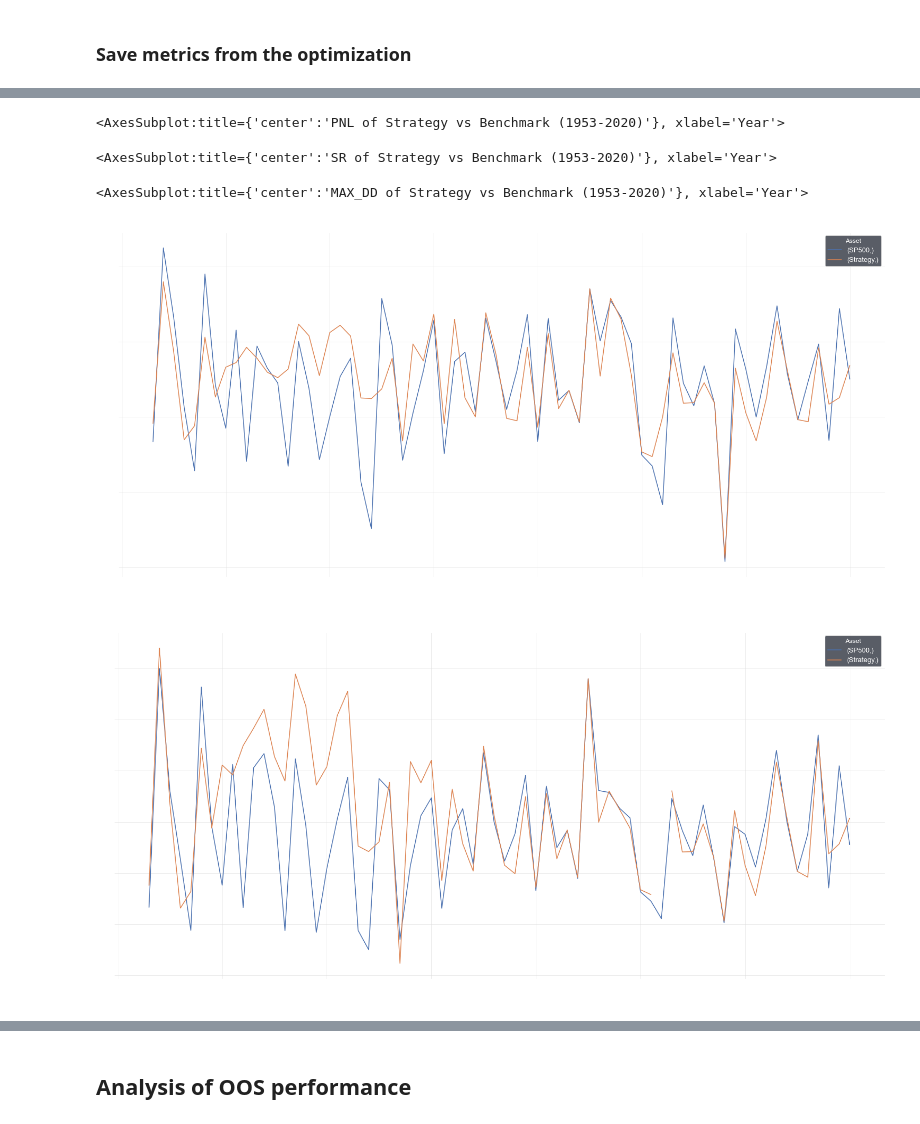
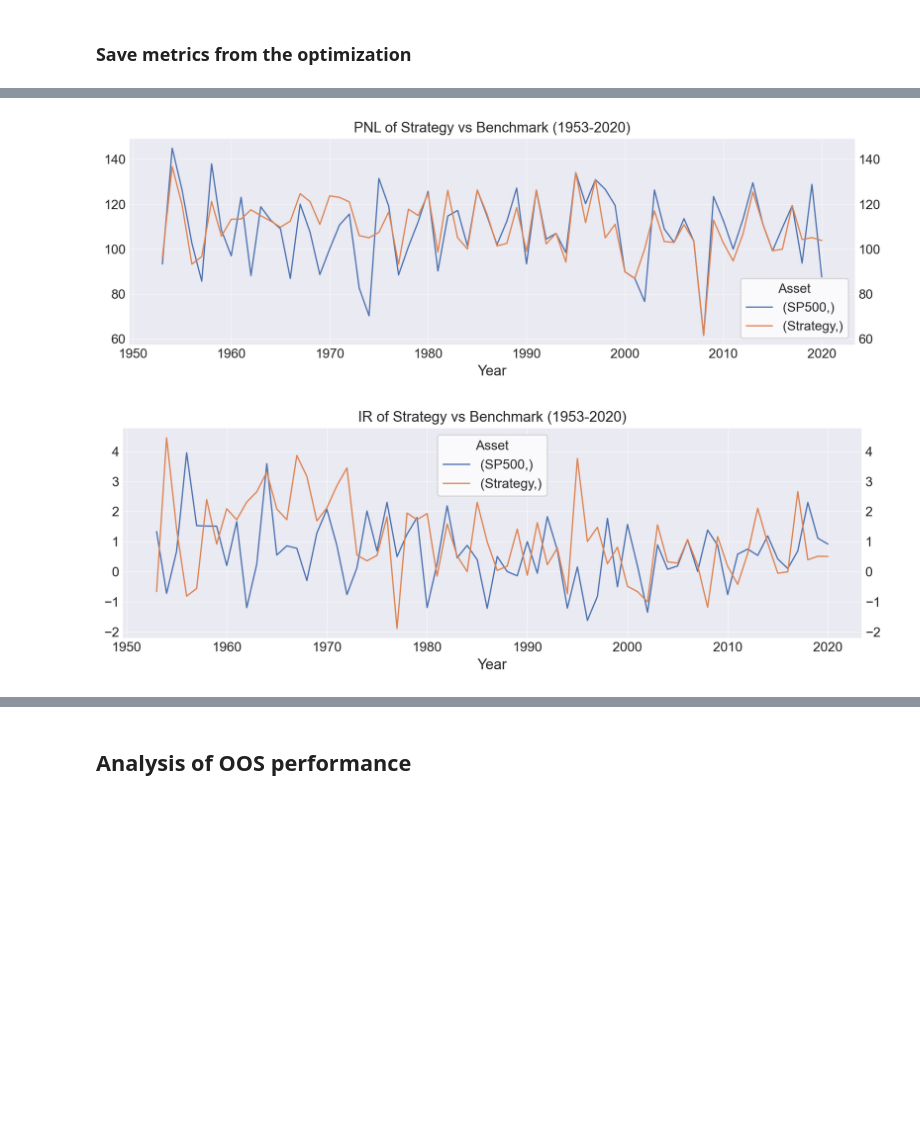
Before and after one commit to scastellanog/Walk-forward-optimization, a Jupyter notebook: Walk-Forward/WF-MA_Crossover.ipynb, the cells around one changed output, grey strips where cells are left out. Saved outputs shown, nothing was run; the diff lists cells and outputs as text; code cells hidden in the pictures; blank space fills up the shorter version.

Commit message:
Walk-Forward updated
Performance metrics still need to be updated

```diff
--- a/Walk-Forward/WF-MA_Crossover.ipynb
+++ b/Walk-Forward/WF-MA_Crossover.ipynb
@@ -53,14 +25,16 @@ commision = 0.000111538462 # 0.001 = 0.1% of the daily return
 # %% [markdown]
 ## Download data from SP500
 # %%
+%run Functions.ipynb
+
 #data = get_sp500_data(from_local_file=False, save_to_file=True)
 data = get_sp500_data(from_local_file=True, save_to_file=False)
-data.shape
-from_date = '2020-01-01'
+data = data[['Open', 'Close']]
 
-data = data.loc[from_date:, ['Open', 'Close']].copy()
 data['Market_daily_ret'] = data['Close'].pct_change().fillna((data['Close']-data['Open'])/data['Open'])
-data = data.drop(['Open'], axis=1)
-data.index
-#data.style.set_table_attributes('style="font-size: 15px"')
+data = data[['Close', 'Market_daily_ret']]
+
+data.info()
+data.tail()
+data['Close'].plot(title='SP500', legend=True)
 # %% [output]
@@ -283,19 +261,19 @@ results_df.to_csv('Strategy returns.csv')
 # %%
-metrics = ['PNL', 'SR', 'MAX_DD']
+metrics = ['PNL', 'IR', 'MAX_DD']
 index = pd.MultiIndex.from_product([['SP500', 'Strategy']], names=['Asset'])
 columns = pd.MultiIndex.from_product([[], metrics], names=['Year', 'Metric'])
 
 metrics_df = pd.DataFrame([], index=index, columns=columns)
 
 for i, year in enumerate(OOS_start_years.year):
-    year_sp_pln = market_pln[i]
-    year_oos_pln = oos_pln[i]
-    year_sp_sr = market_sr[i]
-    year_oos_sr = oos_sr[i]
-    year_sp_dd = market_max_dd[i]
-    year_oos_dd = oos_max_dd[i]
+    year_sp_pln = market_pln_list[i]
+    year_oos_pln = strat_pln_list[i]
+    year_sp_ir = market_ir_list[i]
+    year_oos_ir = strat_ir_list[i]
+    year_sp_dd = market_max_dd_list[i]
+    year_oos_dd = strat_max_dd_list[i]
 
-    year_data = [[year_sp_pln, year_sp_sr, year_sp_dd], [year_oos_pln, year_oos_sr, year_oos_dd]]
+    year_data = [[year_sp_pln, year_sp_ir, year_sp_dd], [year_oos_pln, year_oos_ir, year_oos_dd]]
 
     metrics_df = add_data(metrics_df, year_data, year)
 
@@ -309,6 +287,6 @@ metrics_df
 # %%
 metrics_df.xs('PNL', axis=1, level=1)
-metrics_df.xs('PNL', axis=1, level=1).T.plot(title="PNL of Strategy vs Benchmark (1953-2020)")
-metrics_df.xs('SR', axis=1, level=1).T.plot(title="SR of Strategy vs Benchmark (1953-2020)")
-metrics_df.xs('MAX_DD', axis=1, level=1).T.plot(title="MAX_DD of Strategy vs Benchmark (1953-2020)")
+metrics_df.xs('PNL', axis=1, level=1).T.plot(title="PNL of Strategy vs Benchmark (1953-2020)");
+metrics_df.xs('IR', axis=1, level=1).T.plot(title="IR of Strategy vs Benchmark (1953-2020)");
+metrics_df.xs('MAX_DD', axis=1, level=1).T.plot(title="MAX_DD of Strategy vs Benchmark (1953-2020)");
 # %% [output]
@@ -319,5 +293,2 @@ metrics_df.xs('MAX_DD', axis=1, level=1).T.plot(title="MAX_DD of Strategy vs Ben
-<AxesSubplot:title={'center':'PNL of Strategy vs Benchmark (1953-2020)'}, xlabel='Year'>
-<AxesSubplot:title={'center':'SR of Strategy vs Benchmark (1953-2020)'}, xlabel='Year'>
-<AxesSubplot:title={'center':'MAX_DD of Strategy vs Benchmark (1953-2020)'}, xlabel='Year'>
-[figure, old version]
+[figure, new version]
-[figure, old version]
+[figure, new version]
```
Also changed, not shown: parts of 25 cells of this notebook, 1 other file.
